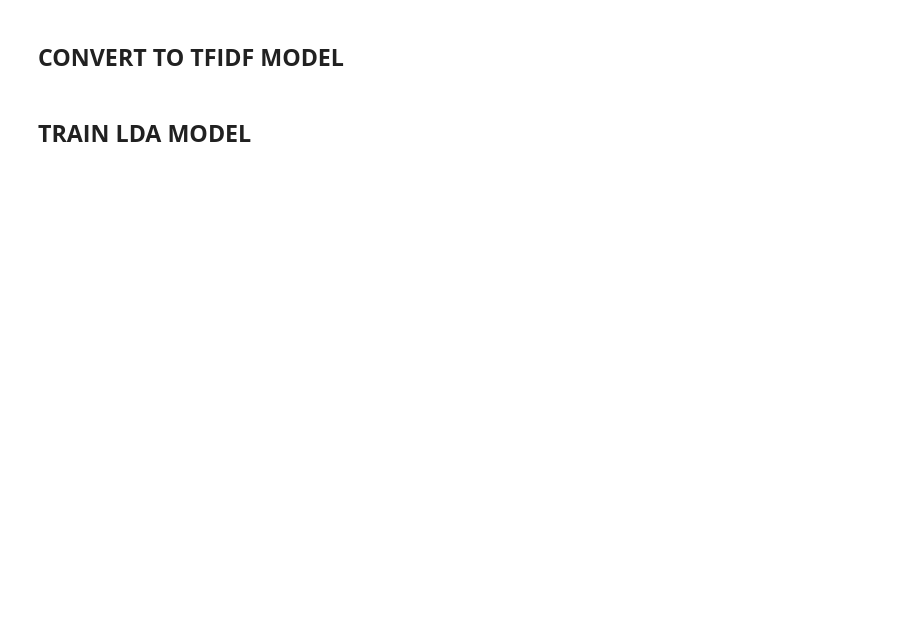
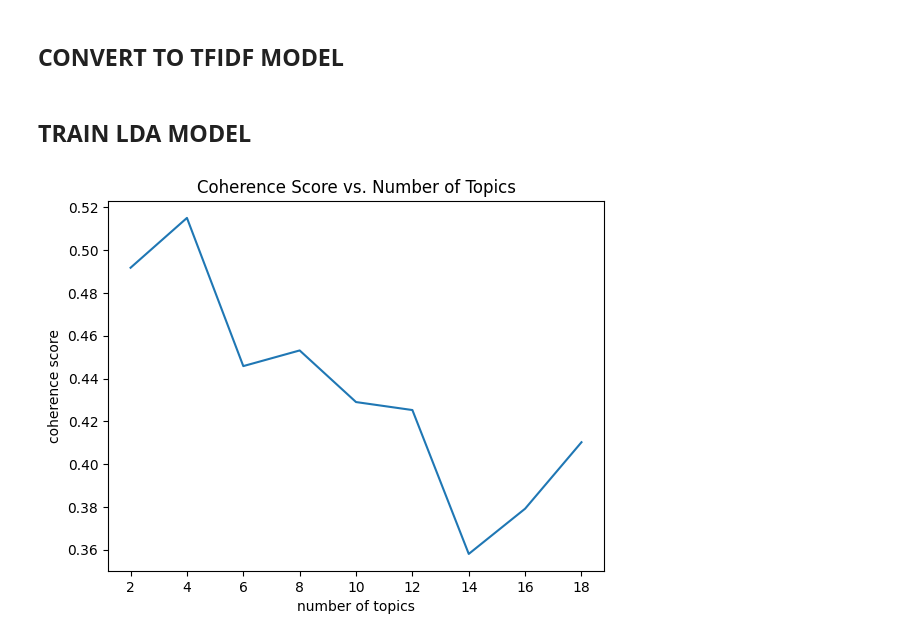
Before and after one commit to luisanomayo/MSc_Thesis_NLP_topic_modelling, a Jupyter notebook: topic_modelling/topic_modelling_lda_tfidf.ipynb, the cells around one changed output. Drawn from its saved outputs; the diff is of its cells as text; code cells hidden in the pictures; blank space fills up the shorter version.

```diff
--- a/topic_modelling/topic_modelling_lda_tfidf.ipynb
+++ b/topic_modelling/topic_modelling_lda_tfidf.ipynb
@@ -145,7 +145,7 @@ tfidf_corpus = tfidf[corpus]
 #training parameters
 
 chunksize = 2000
-passes = 10
+passes = 20
 iterations = 400
 eval_every = None
 id2word = dictionary.id2token
@@ -156,34 +156,36 @@ topics_range = range (2,20,2)
 
 #list to hold coherence value
 model_coherence = []
 
 for num_topics in topics_range:
 
     #train LDA model
     lda_model = LdaModel(corpus = tfidf_corpus,
                              id2word = dictionary,
                              chunksize = chunksize,
                              alpha = 'auto',
                              eta = 'auto',
                              passes = passes,
-                             #iterations = iterations,
+                             iterations = iterations,
                              num_topics = num_topics,
                              per_word_topics = True,
                              random_state = 50,
                             )
     #compute coherence score
     coherence_model_lda = CoherenceModel (model = lda_model, texts = docs, dictionary = dictionary, coherence = 'c_v' )
     coherence_lda = coherence_model_lda.get_coherence()
     model_coherence.append(coherence_lda)
 
 #plot coherence scores
 
 plt.plot(topics_range, model_coherence)
 plt.xlabel('number of topics')
 plt.ylabel('coherence score')
 plt.title('Coherence Score vs. Number of Topics')
 
 plt.show()
+# %% [output]
+[figure, added]
 # %%
 
 #from gensim documentation at https://radimrehurek.com/gensim/auto_examples/tutorials/run_lda.html#sphx-glr-auto-examples-tutorials-run-lda-py
```
Also changed, not shown: parts of 5 cells of this notebook.
